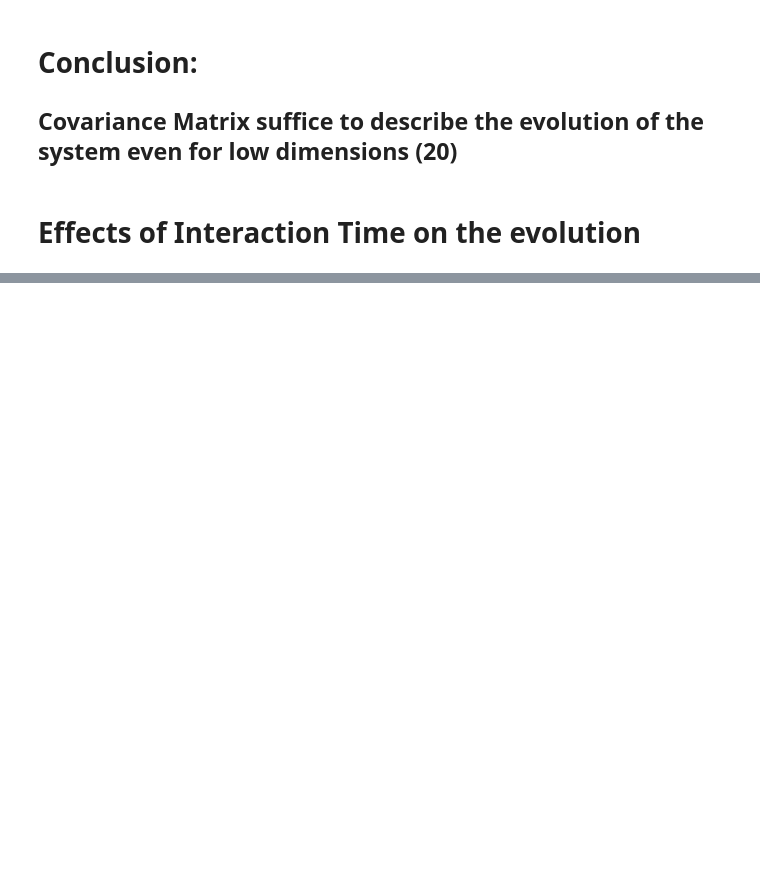
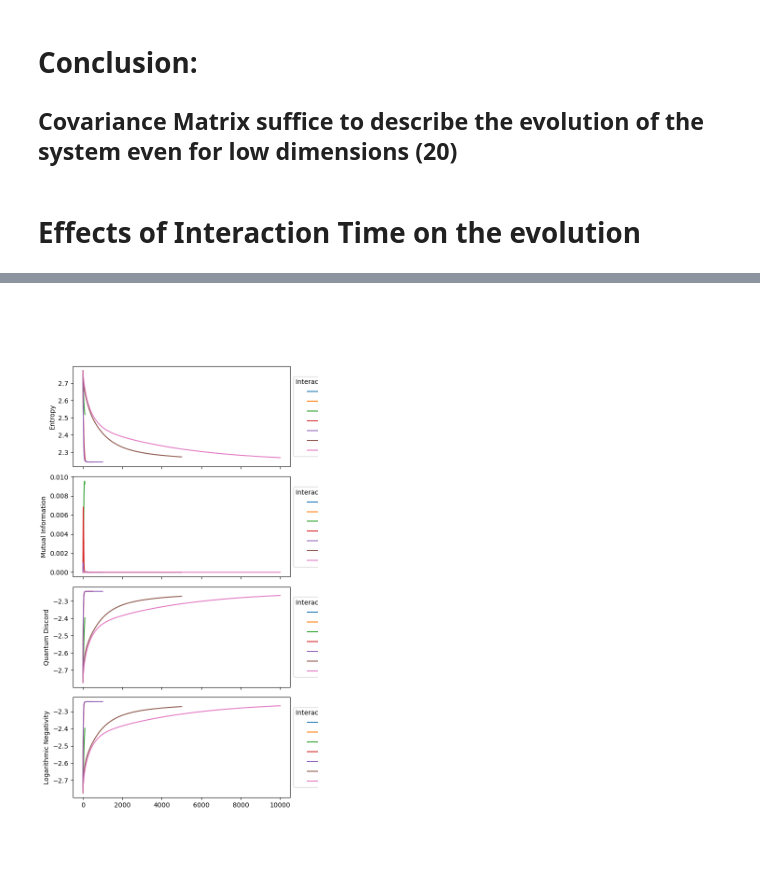
Before and after one commit to fedesss98/phaseonium-evolution, a Jupyter notebook: notebooks/07-watch-evolution.ipynb, the cells around one changed output, grey strips where cells are left out. Drawn from its saved outputs; the diff is of its cells as text; code cells hidden in the pictures; blank space fills up the shorter version.

Commit message:
Add logarithmic negativity and correct time

```diff
--- a/notebooks/07-watch-evolution.ipynb
+++ b/notebooks/07-watch-evolution.ipynb
@@ -265,25 +238,29 @@ for file in cov_files:
 # %% [markdown]
 # Effects of Interaction Time on the evolution
 # %%
-fig, axs = plt.subplots(3, 1, figsize=(6, 12), sharex='all')
+observables = ['Entropy', 'Mutual Information', 'Quantum Discord', 'Logarithmic Negativity']
+fig, axs = plt.subplots(len(observables), 1, figsize=(6, 12), sharex='all')
 state = 'thermal'
 cov_files = get_cov_of_dims(20, state)
 for timedelta, file in cov_files.items():
     cov_evolution = np.load(f'../objects/{state}/' + file)
+    time = [i * timedelta for i in range(len(cov_evolution))]
     # Find symplectic eigenvalues from covariance invariants
     nus_evolution = [symplectic_eigenvalues(cov) for cov in cov_evolution]
     entropy_evolution = [symplectic_entropy(cov) for cov in cov_evolution]
     mut_inf_evolution = [mutual_information(cov) for cov in cov_evolution]
     discord_evolution = [gaussian_quantum_discord(cov) for cov in cov_evolution]
-    axs[0].plot(entropy_evolution, label=f'{timedelta}')
-    axs[1].plot(mut_inf_evolution, label=f'{timedelta}')
-    axs[2].plot(discord_evolution, label=f'{timedelta}')
+    logneg_evolution = [logarithmic_negativity(cov) for cov in cov_evolution]
+    axs[0].plot(time, entropy_evolution, label=f'{timedelta}')
+    axs[1].plot(time, mut_inf_evolution, label=f'{timedelta}')
+    axs[2].plot(time, discord_evolution, label=f'{timedelta}')
+    axs[3].plot(time, discord_evolution, label=f'{timedelta}')
 plt.subplots_adjust(hspace=0.1)
 # Title each subplot
-for i, title in enumerate(['Entropy', 'Mutual Information', 'Quantum Discord']):
+for i, title in enumerate(observables):
     axs[i].set_ylabel(title)
 # Put a legend to the right of the current axis
-for i in range(3):
+for i in range(len(observables)):
     axs[i].legend(title='Interaction times',
                   loc='center left', bbox_to_anchor=(1, 0.5))
 plt.show()
@@ -292,0 +268 @@ plt.show()
+[figure, added]
```
Also changed, not shown: parts of 8 cells of this notebook, 2 other files.
